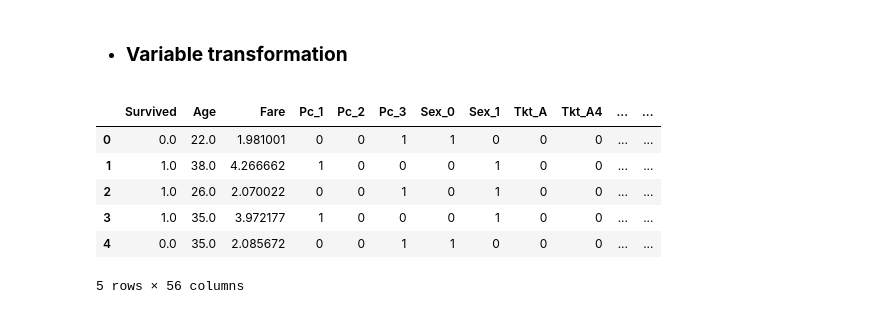
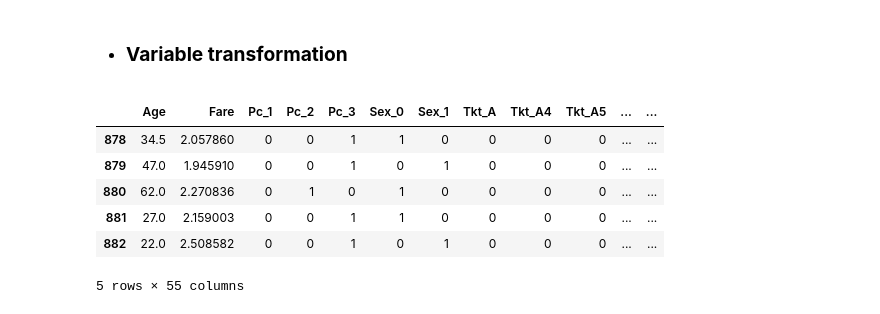
Before and after one commit to mebi-ali/Titanic_Survival_Predication, a Jupyter notebook: Titanic-Survival-Predication.ipynb, the cells around one changed output. Saved outputs shown, nothing was run; the diff lists cells and outputs as text; code cells hidden in the pictures.

Commit message:
Only Documentation and predicting X_test remaining

```diff
--- a/Titanic-Survival-Predication.ipynb
+++ b/Titanic-Survival-Predication.ipynb
@@ -684,18 +704,18 @@ data=pd.get_dummies(data=data, columns=['Pclass', 'Sex','Ticket', 'Embarked','Ti
 # %%
 # Unncessery Columns
 final_data = data.drop(['PassengerId', 'Name','SibSp','Parch'], axis=1)
 
 # Separate Train and test data
 final_train = final_data[final_data['source'] == 'train']
 final_test = final_data[final_data['source'] == 'test']
 final_train = final_train.drop('source', axis=1)
-final_test = final_test.drop('source', axis=1)
-final_train.head()
+final_test = final_test.drop(['source','Survived'], axis=1)
+final_test.head()
 # %% [output]
-|  | Survived | Age | Fare | Pc_1 | Pc_2 | Pc_3 | Sex_0 | Sex_1 | Tkt_A | Tkt_A4 | ... | ... |
-| 0 | 0.0 | 22.0 | 1.981001 | 0 | 0 | 1 | 1 | 0 | 0 | 0 | ... | ... |
-| 1 | 1.0 | 38.0 | 4.266662 | 1 | 0 | 0 | 0 | 1 | 0 | 0 | ... | ... |
-| 2 | 1.0 | 26.0 | 2.070022 | 0 | 0 | 1 | 0 | 1 | 0 | 0 | ... | ... |
-| 3 | 1.0 | 35.0 | 3.972177 | 1 | 0 | 0 | 0 | 1 | 0 | 0 | ... | ... |
-| 4 | 0.0 | 35.0 | 2.085672 | 0 | 0 | 1 | 1 | 0 | 0 | 0 | ... | ... |
+|  | Age | Fare | Pc_1 | Pc_2 | Pc_3 | Sex_0 | Sex_1 | Tkt_A | Tkt_A4 | Tkt_A5 | ... | ... |
+| 878 | 34.5 | 2.057860 | 0 | 0 | 1 | 1 | 0 | 0 | 0 | 0 | ... | ... |
+| 879 | 47.0 | 1.945910 | 0 | 0 | 1 | 0 | 1 | 0 | 0 | 0 | ... | ... |
+| 880 | 62.0 | 2.270836 | 0 | 1 | 0 | 1 | 0 | 0 | 0 | 0 | ... | ... |
+| 881 | 27.0 | 2.159003 | 0 | 0 | 1 | 1 | 0 | 0 | 0 | 0 | ... | ... |
+| 882 | 22.0 | 2.508582 | 0 | 0 | 1 | 0 | 1 | 0 | 0 | 0 | ... | ... |
-5 rows × 56 columns
+5 rows × 55 columns
```
Also changed, not shown: parts of 13 cells of this notebook.
